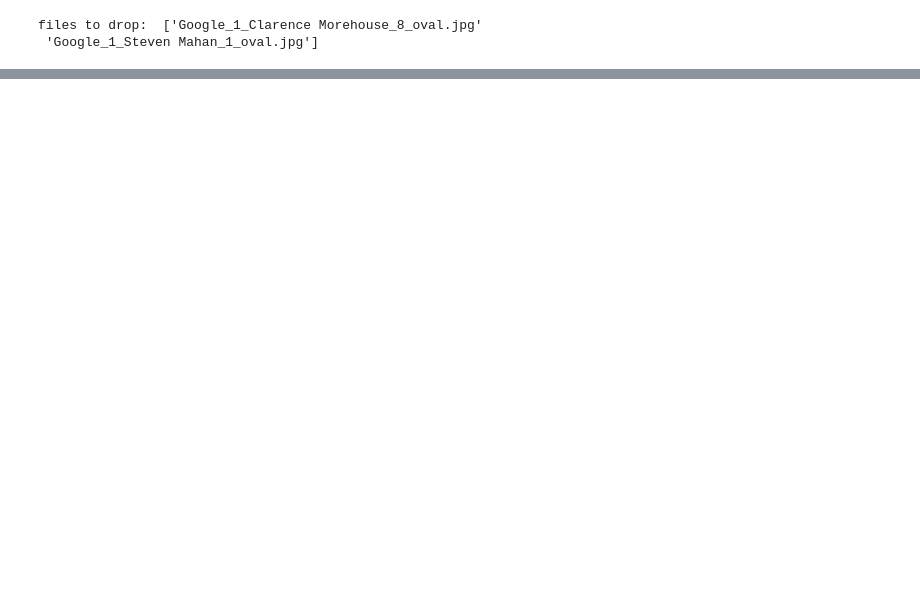
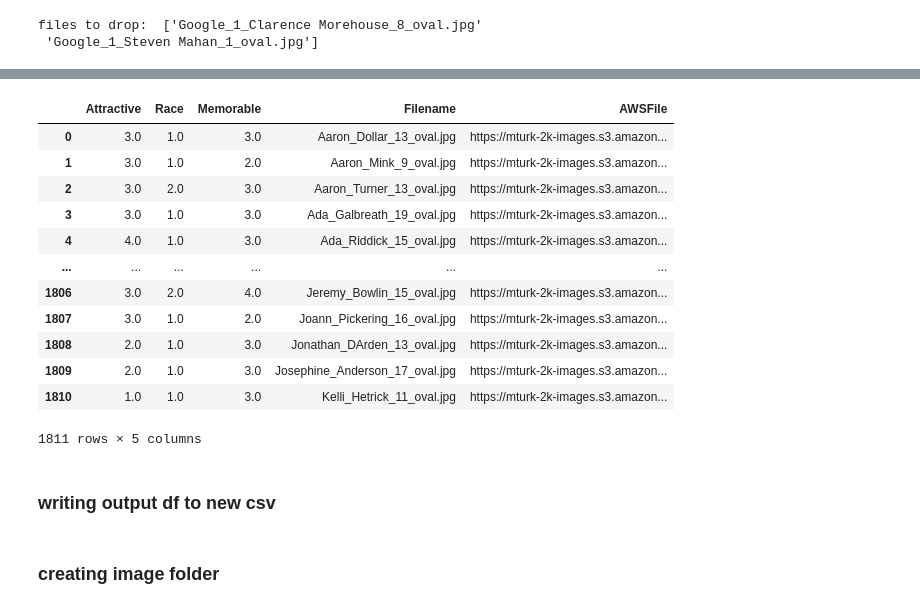
Before and after one commit to klee2024/data-ethics-final-project, a Jupyter notebook: MTurk_dataset.ipynb, the cells around one changed output, grey strips where cells are left out. Cells and saved outputs as stored; diff of their text form; code cells hidden in the pictures; blank space fills up the shorter version.

Commit message:
updated dataset notebook

```diff
--- a/MTurk_dataset.ipynb
+++ b/MTurk_dataset.ipynb
@@ -119,0 +120,7 @@ image_files
+# %%
+#Extract images where face direction is looking straightforward to standardize pose across the dataset
+
+df_forward_facing_images = mode_per_filename.copy()
+
+df_forward_facing_images = mode_per_filename.loc[mode_per_filename["Face direction?"] == 1.0]
+df_forward_facing_images["Race"].value_counts() / len(df_forward_facing_images)
@@ -119,0 +148,2 @@ image_files
+# %%
+relevant_columns = ["Attractive", "Race", "Memorable", "Filename"]
@@ -119,0 +194,20 @@ image_files
+# %%
+#Extract images from dataframe
+
+source_folder = '10k-Faces'  # Folder with original 10K face dataset
+target_folder = 'MTurk-Race-Test'  # Folder that contains the 2,200 annotated images
+
+# create a new folder for the target directory that contains the images
+current_directory = os.getcwd()
+final_directory = os.path.join(current_directory, target_folder)
+if not os.path.exists(final_directory):
+   os.makedirs(final_directory)
+
+# for image in race_testing_df["Filename"].values
+for image in image_lis: # iterate through each row of the dataframe
+    image_file_name = image['Filename']
+    source_path = os.path.join(source_folder, image_file_name) #uses image file name to create full path to the original file
+    target_path = os.path.join(target_folder, image_file_name) #creates full path to the target location where the image file will be copied
+
+
+    shutil.copyfile(source_path, target_path) #copies the content of the source file to the target file
@@ -119,0 +216,13 @@ image_files
+# %%
+#Drop test Mturk images from original dataset
+
+file_name_list = []
+for image in image_lis:
+    file_name_list.append(image['Filename'])
+
+values_to_drop = file_name_list
+images_2k_df = df_forward_facing_images.drop(df_forward_facing_images[df_forward_facing_images['Filename'].isin(values_to_drop)].index)
+
+images_2k_df = images_2k_df[relevant_columns]
+images_2k_df = images_2k_df.reset_index(drop = True)
+images_2k_df
@@ -119,0 +243,19 @@ image_files
+# %%
+images_2k_df["AWSFile"] = images_2k_df["Filename"].apply(lambda file: get_aws_url("mturk-2k-images", file))
+images_2k_df
+# %% [output]
+|  | Attractive | Race | Memorable | Filename | AWSFile |
+| 0 | 3.0 | 1.0 | 3.0 | Aaron_Dollar_13_oval.jpg | https://mturk-2k-images.s3.amazon... |
+| 1 | 3.0 | 1.0 | 2.0 | Aaron_Mink_9_oval.jpg | https://mturk-2k-images.s3.amazon... |
+| 2 | 3.0 | 2.0 | 3.0 | Aaron_Turner_13_oval.jpg | https://mturk-2k-images.s3.amazon... |
+| 3 | 3.0 | 1.0 | 3.0 | Ada_Galbreath_19_oval.jpg | https://mturk-2k-images.s3.amazon... |
+| 4 | 4.0 | 1.0 | 3.0 | Ada_Riddick_15_oval.jpg | https://mturk-2k-images.s3.amazon... |
+| ... | ... | ... | ... | ... | ... |
+| 1806 | 3.0 | 2.0 | 4.0 | Jeremy_Bowlin_15_oval.jpg | https://mturk-2k-images.s3.amazon... |
+| 1807 | 3.0 | 1.0 | 2.0 | Joann_Pickering_16_oval.jpg | https://mturk-2k-images.s3.amazon... |
+| 1808 | 2.0 | 1.0 | 3.0 | Jonathan_DArden_13_oval.jpg | https://mturk-2k-images.s3.amazon... |
+| 1809 | 2.0 | 1.0 | 3.0 | Josephine_Anderson_17_oval.jpg | https://mturk-2k-images.s3.amazon... |
+| 1810 | 1.0 | 1.0 | 3.0 | Kelli_Hetrick_11_oval.jpg | https://mturk-2k-images.s3.amazon... |
+1811 rows × 5 columns
+# %% [markdown]
+### writing output df to new csv
@@ -119,0 +265,2 @@ image_files
+# %% [markdown]
+### creating image folder
```
Also changed, not shown: parts of 25 cells of this notebook.
